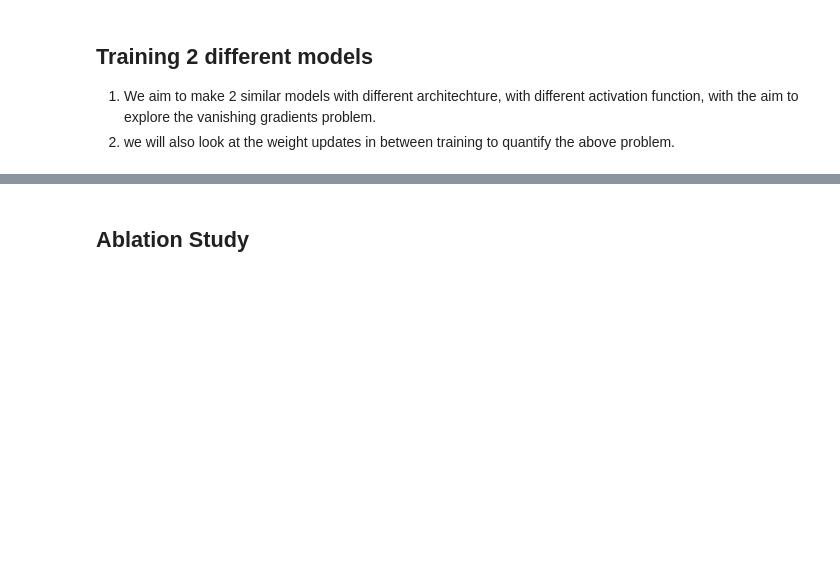
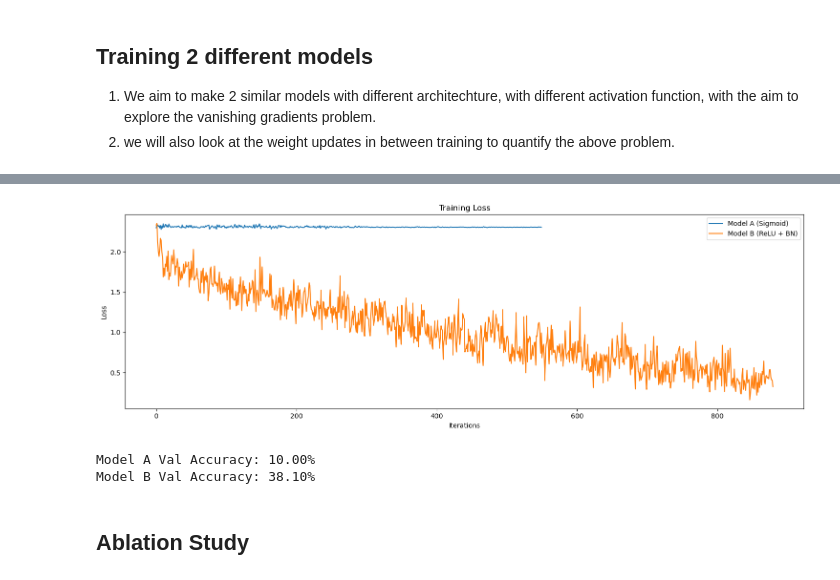
Before and after one commit to ANKIT0407/CS-671-Assignments, a Jupyter notebook: Assignment1_Anubhav/Lab1/Lab1_3/Lab1_3.ipynb, the cells around one changed output, grey strips where cells are left out. Drawn from its saved outputs; the diff is of its cells as text; code cells hidden in the pictures; blank space fills up the shorter version.

```diff
--- a/Assignment1_Anubhav/Lab1/Lab1_3/Lab1_3.ipynb
+++ b/Assignment1_Anubhav/Lab1/Lab1_3/Lab1_3.ipynb
@@ -17,2 +188,50 @@ import pytorch as torch
+# %%
+fig, ax1= plt.subplots(1, 1, figsize=(15, 5))
+
+# Loss Plot
+ax1.plot(losses_A, label='Model A (Sigmoid)')
+ax1.plot(losses_B, label='Model B (ReLU + BN)')
+ax1.set_title('Training Loss')
+ax1.set_xlabel('Iterations')
+ax1.set_ylabel('Loss')
+ax1.legend()
+
+
+plt.tight_layout()
+plt.show()
+# %% [output]
+[figure, added]
+# %%
+def calculate_accuracy(model, loader,device = "cpu"):
+    model.eval()  # Set model to evaluation mode
+    correct = 0
+    total = 0
+
+    with torch.no_grad():  # No gradients needed for evaluation
+        for images, labels in loader:
+            images, labels = images.to(device), labels.to(device)
+
+            # Forward pass
+            outputs = model(images)
+
+            # Get predictions
+            _, predicted = torch.max(outputs.data, 1)
+
+            # Update counts
+            total += labels.size(0)
+            correct += (predicted == labels).sum().item()
+
+    accuracy = 100 * correct / total
+    return accuracy
+# At the end of Model A training loop
+val_acc_A = calculate_accuracy(modelA, test_loader)
+print(f"Model A Val Accuracy: {val_acc_A:.2f}%")
+
+# At the end of Model B training loop
+val_acc_B = calculate_accuracy(modelB, test_loader)
+print(f"Model B Val Accuracy: {val_acc_B:.2f}%")
+# %% [output]
+Model A Val Accuracy: 10.00%
+Model B Val Accuracy: 38.10%
 # %% [markdown]
 ## **Ablation Study**
```
Also changed, not shown: parts of 8 cells of this notebook.
